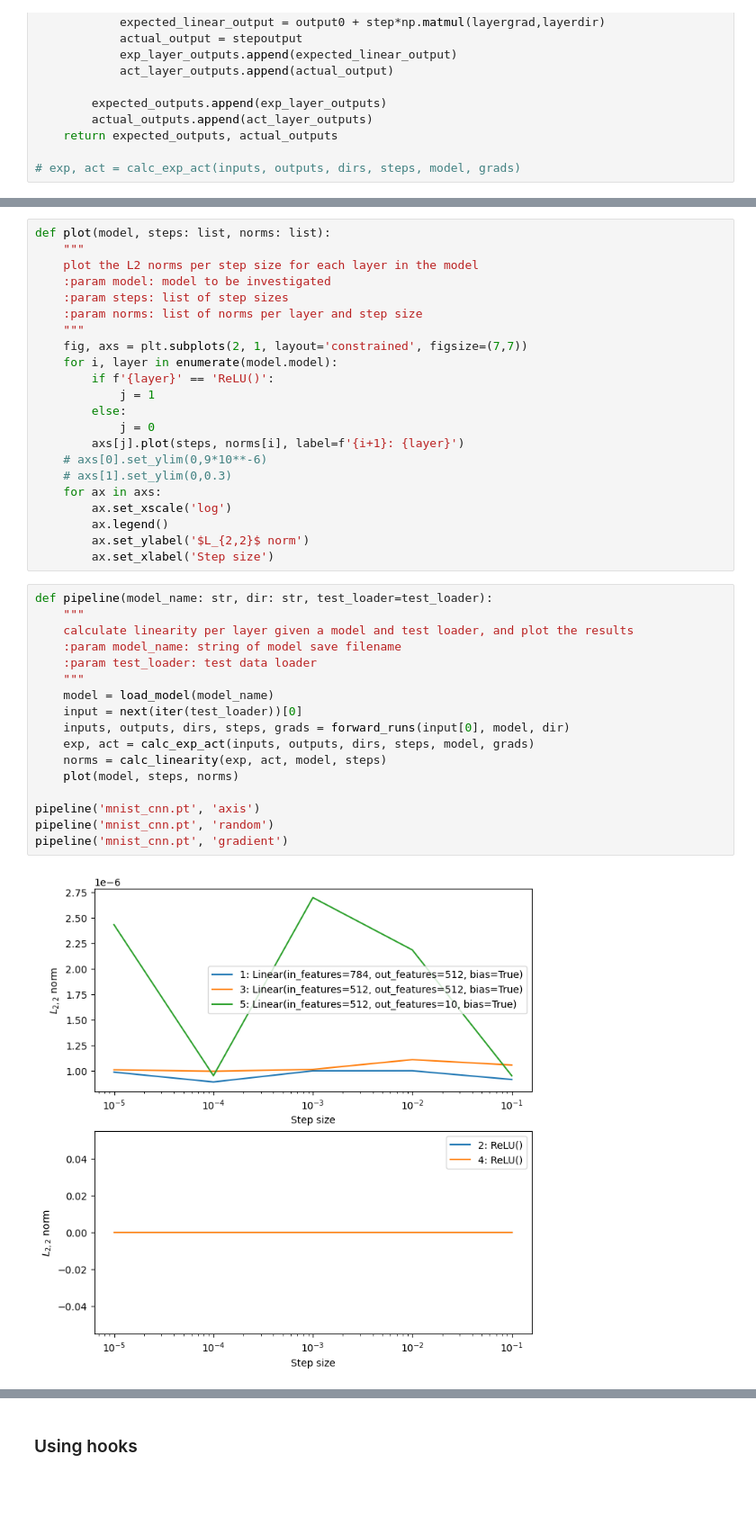
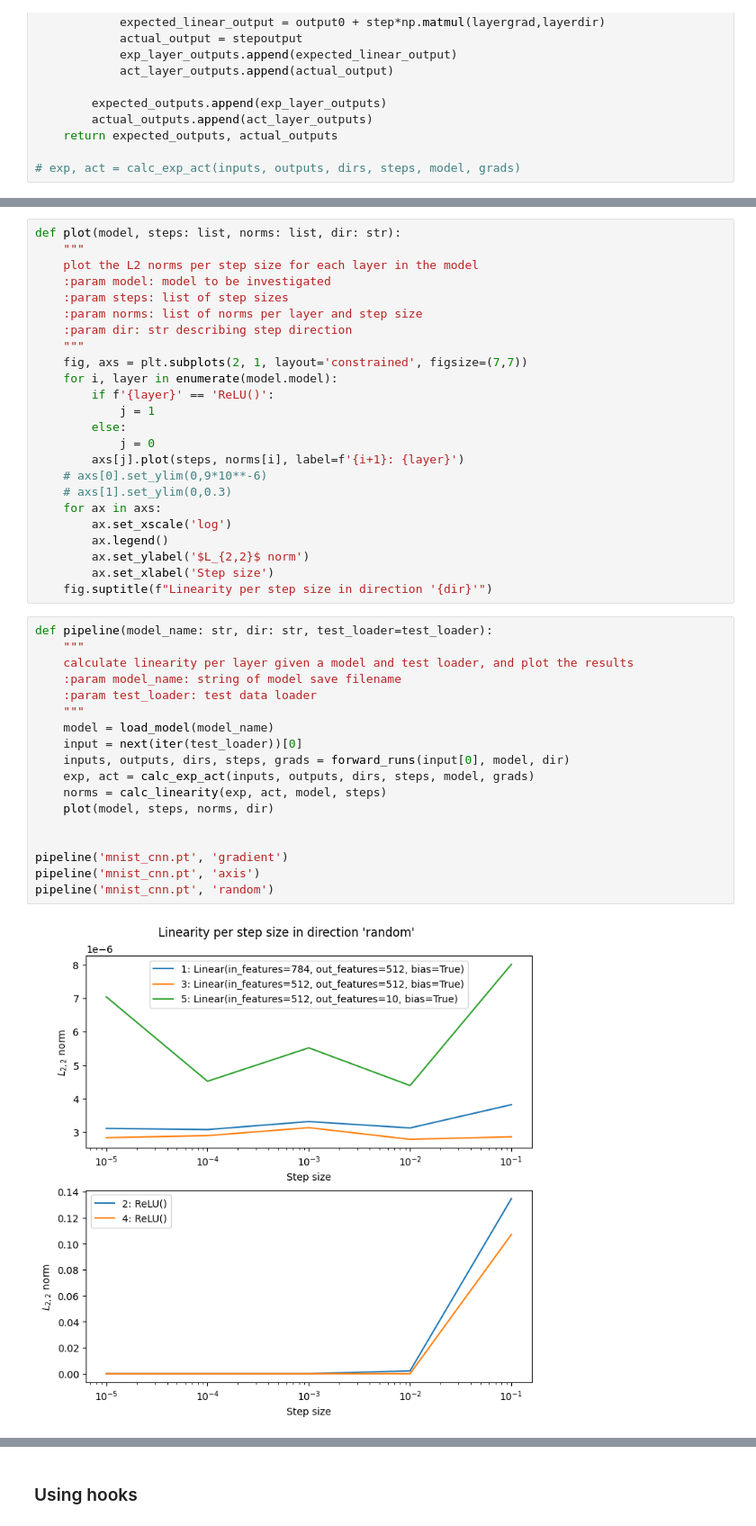
Before and after one commit to teunpe/master_internship, a Jupyter notebook: mlp.ipynb, the cells around one changed output, grey strips where cells are left out. Shown: that part at 90% size. Drawn from its saved outputs; the diff is of its cells as text; blank space fills up the shorter version.

```diff
--- a/mlp.ipynb
+++ b/mlp.ipynb
@@ -313,12 +313,13 @@ def calc_linearity(exp: list, act: list, model, steps: list):
 
 # norms = calc_linearity(exp, act, model, steps)
 # %%
-def plot(model, steps: list, norms: list):
+def plot(model, steps: list, norms: list, dir: str):
     """
     plot the L2 norms per step size for each layer in the model
     :param model: model to be investigated
     :param steps: list of step sizes
     :param norms: list of norms per layer and step size
+    :param dir: str describing step direction
     """
     fig, axs = plt.subplots(2, 1, layout='constrained', figsize=(7,7))
     for i, layer in enumerate(model.model):
@@ -334,22 +335,24 @@ def plot(model, steps: list, norms: list):
         ax.legend()
         ax.set_ylabel('$L_{2,2}$ norm')
         ax.set_xlabel('Step size')
+    fig.suptitle(f"Linearity per step size in direction '{dir}'")
 # %%
 def pipeline(model_name: str, dir: str, test_loader=test_loader):
     """
     calculate linearity per layer given a model and test loader, and plot the results
     :param model_name: string of model save filename
     :param test_loader: test data loader
     """
     model = load_model(model_name)
     input = next(iter(test_loader))[0]
     inputs, outputs, dirs, steps, grads = forward_runs(input[0], model, dir)
     exp, act = calc_exp_act(inputs, outputs, dirs, steps, model, grads)
     norms = calc_linearity(exp, act, model, steps)
-    plot(model, steps, norms)
+    plot(model, steps, norms, dir)
 
+
+pipeline('mnist_cnn.pt', 'gradient')
 pipeline('mnist_cnn.pt', 'axis')
 pipeline('mnist_cnn.pt', 'random')
-pipeline('mnist_cnn.pt', 'gradient')
 # %% [output]
-[figure, old version]
+[figure, new version]
```
Also changed, not shown: parts of 2 cells of this notebook.
